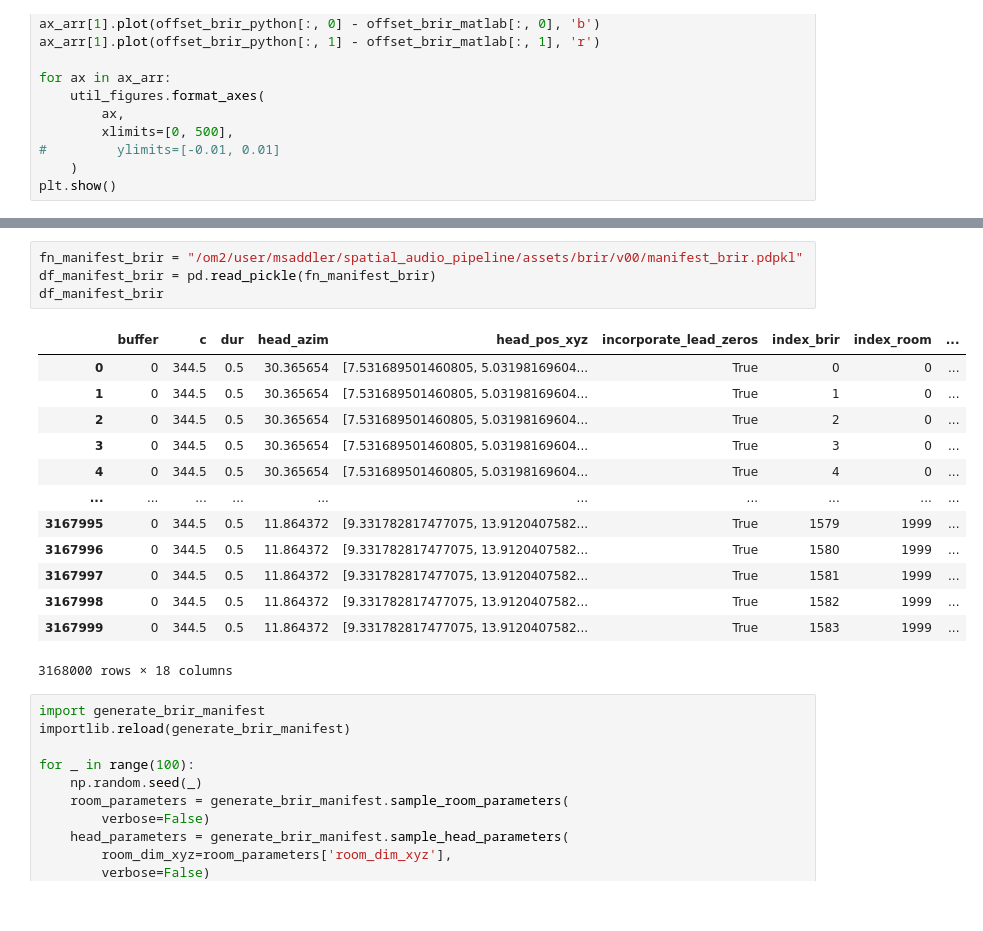
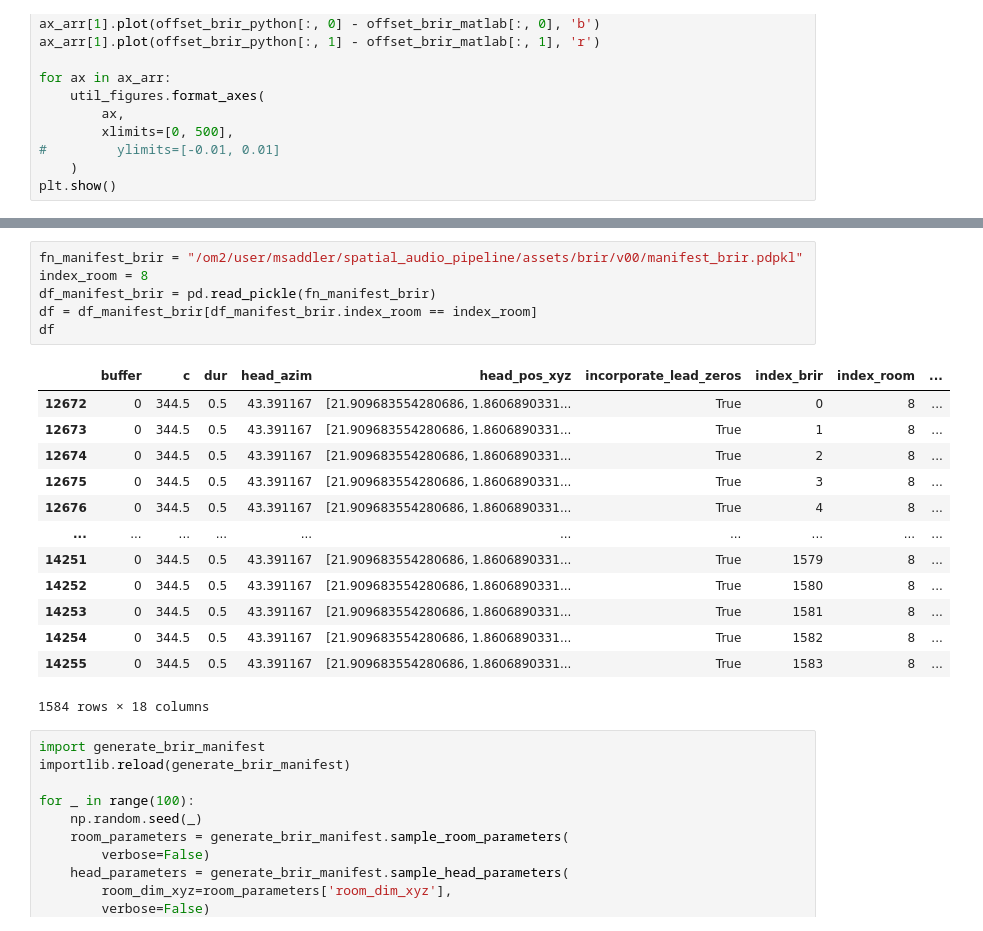
Before and after one commit to msaddler/virtual_acoustic_room, a Jupyter notebook: notebook_scratch.ipynb, the cells around one changed output, grey strips where cells are left out. Saved outputs shown, nothing was run; the diff lists cells and outputs as text.

```diff
--- a/notebook_scratch.ipynb
+++ b/notebook_scratch.ipynb
@@ -172,21 +215,23 @@ plt.show()
 # %%
 fn_manifest_brir = "/om2/user/msaddler/spatial_audio_pipeline/assets/brir/v00/manifest_brir.pdpkl"
+index_room = 8
 df_manifest_brir = pd.read_pickle(fn_manifest_brir)
-df_manifest_brir
+df = df_manifest_brir[df_manifest_brir.index_room == index_room]
+df
 # %% [output]
 |  | buffer | c | dur | head_azim | head_pos_xyz | incorporate_lead_zeros | index_brir | index_room | ... |
-| 0 | 0 | 344.5 | 0.5 | 30.365654 | [7.531689501460805, 5.03198169604... | True | 0 | 0 | ... |
-| 1 | 0 | 344.5 | 0.5 | 30.365654 | [7.531689501460805, 5.03198169604... | True | 1 | 0 | ... |
-| 2 | 0 | 344.5 | 0.5 | 30.365654 | [7.531689501460805, 5.03198169604... | True | 2 | 0 | ... |
-| 3 | 0 | 344.5 | 0.5 | 30.365654 | [7.531689501460805, 5.03198169604... | True | 3 | 0 | ... |
-| 4 | 0 | 344.5 | 0.5 | 30.365654 | [7.531689501460805, 5.03198169604... | True | 4 | 0 | ... |
+| 12672 | 0 | 344.5 | 0.5 | 43.391167 | [21.909683554280686, 1.8606890331... | True | 0 | 8 | ... |
+| 12673 | 0 | 344.5 | 0.5 | 43.391167 | [21.909683554280686, 1.8606890331... | True | 1 | 8 | ... |
+| 12674 | 0 | 344.5 | 0.5 | 43.391167 | [21.909683554280686, 1.8606890331... | True | 2 | 8 | ... |
+| 12675 | 0 | 344.5 | 0.5 | 43.391167 | [21.909683554280686, 1.8606890331... | True | 3 | 8 | ... |
+| 12676 | 0 | 344.5 | 0.5 | 43.391167 | [21.909683554280686, 1.8606890331... | True | 4 | 8 | ... |
 | ... | ... | ... | ... | ... | ... | ... | ... | ... | ... |
-| 3167995 | 0 | 344.5 | 0.5 | 11.864372 | [9.331782817477075, 13.9120407582... | True | 1579 | 1999 | ... |
-| 3167996 | 0 | 344.5 | 0.5 | 11.864372 | [9.331782817477075, 13.9120407582... | True | 1580 | 1999 | ... |
-| 3167997 | 0 | 344.5 | 0.5 | 11.864372 | [9.331782817477075, 13.9120407582... | True | 1581 | 1999 | ... |
-| 3167998 | 0 | 344.5 | 0.5 | 11.864372 | [9.331782817477075, 13.9120407582... | True | 1582 | 1999 | ... |
-| 3167999 | 0 | 344.5 | 0.5 | 11.864372 | [9.331782817477075, 13.9120407582... | True | 1583 | 1999 | ... |
+| 14251 | 0 | 344.5 | 0.5 | 43.391167 | [21.909683554280686, 1.8606890331... | True | 1579 | 8 | ... |
+| 14252 | 0 | 344.5 | 0.5 | 43.391167 | [21.909683554280686, 1.8606890331... | True | 1580 | 8 | ... |
+| 14253 | 0 | 344.5 | 0.5 | 43.391167 | [21.909683554280686, 1.8606890331... | True | 1581 | 8 | ... |
+| 14254 | 0 | 344.5 | 0.5 | 43.391167 | [21.909683554280686, 1.8606890331... | True | 1582 | 8 | ... |
+| 14255 | 0 | 344.5 | 0.5 | 43.391167 | [21.909683554280686, 1.8606890331... | True | 1583 | 8 | ... |
-3168000 rows × 18 columns
+1584 rows × 18 columns
 # %%
 import generate_brir_manifest
 importlib.reload(generate_brir_manifest)
```
Also changed, not shown: parts of 2 cells of this notebook, 1 other file.
